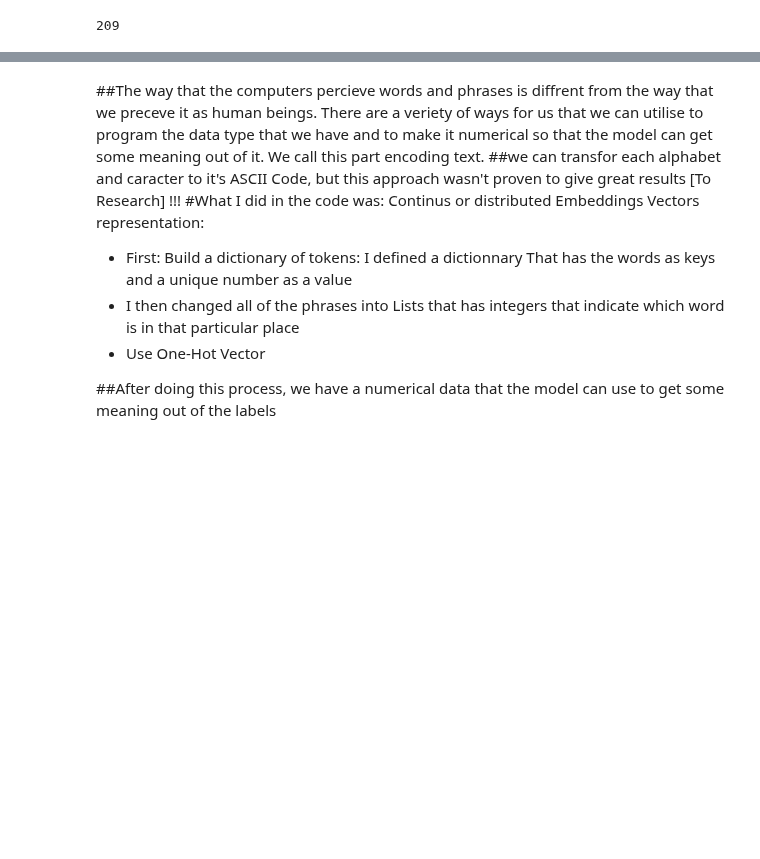
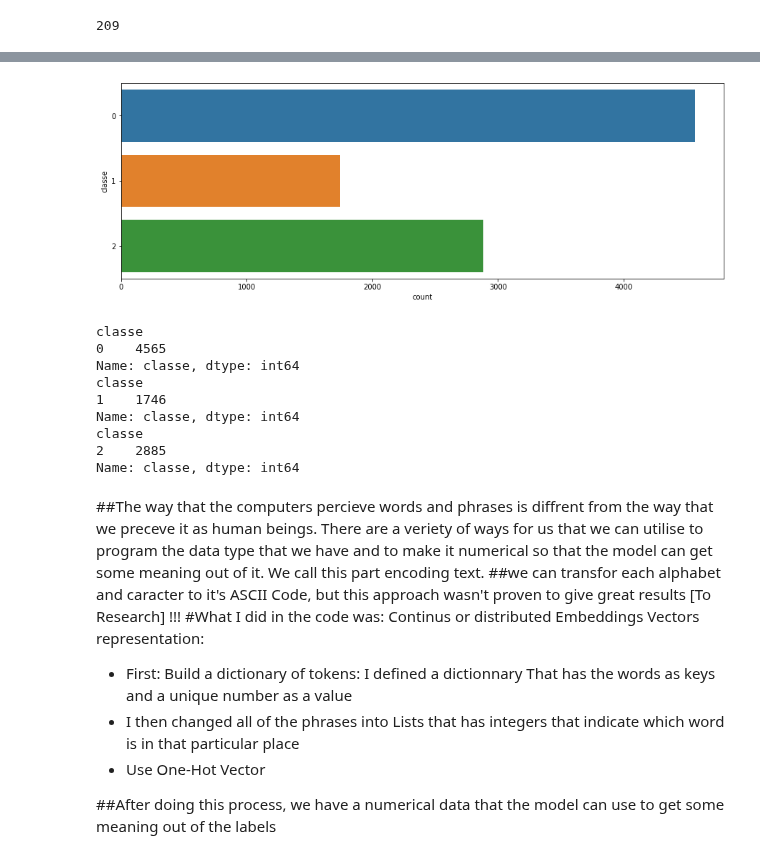
Before and after one commit to ImenMasmoudiEm/TextClassification, a Jupyter notebook: CCK_Project_Primary_work.ipynb, the cells around one changed output, grey strips where cells are left out. Cells and saved outputs as stored; diff of their text form; code cells hidden in the pictures; blank space fills up the shorter version.

```diff
--- a/CCK_Project_Primary_work.ipynb
+++ b/CCK_Project_Primary_work.ipynb
@@ -154,3 +214,21 @@ max_length
+# %%
+plt.figure(1 , figsize = (15 , 5))
+sns.countplot(y = 'classe' , data = data34)
+plt.show()
+print(data34.loc[data34.classe==0].groupby('classe')["classe"].count())
+print(data34.loc[data34.classe==1].groupby('classe')["classe"].count())
+print(data34.loc[data34.classe==2].groupby('classe')["classe"].count())
+# %% [output]
+[figure, added]
+classe
+0    4565
+Name: classe, dtype: int64
+classe
+1    1746
+Name: classe, dtype: int64
+classe
+2    2885
+Name: classe, dtype: int64
 # %% [markdown]
 ##The way that the computers percieve words and phrases is diffrent from the way that we preceve it as human beings. There are a veriety of ways for us that we can utilise to program the data type that we have and to make it numerical so that the model can get some meaning out of it. We call this part encoding text.
 ##we can transfor each alphabet and caracter to it's ASCII Code, but this approach wasn't proven to give great results [To Research] !!!
```
Also changed, not shown: parts of 5 cells of this notebook.
